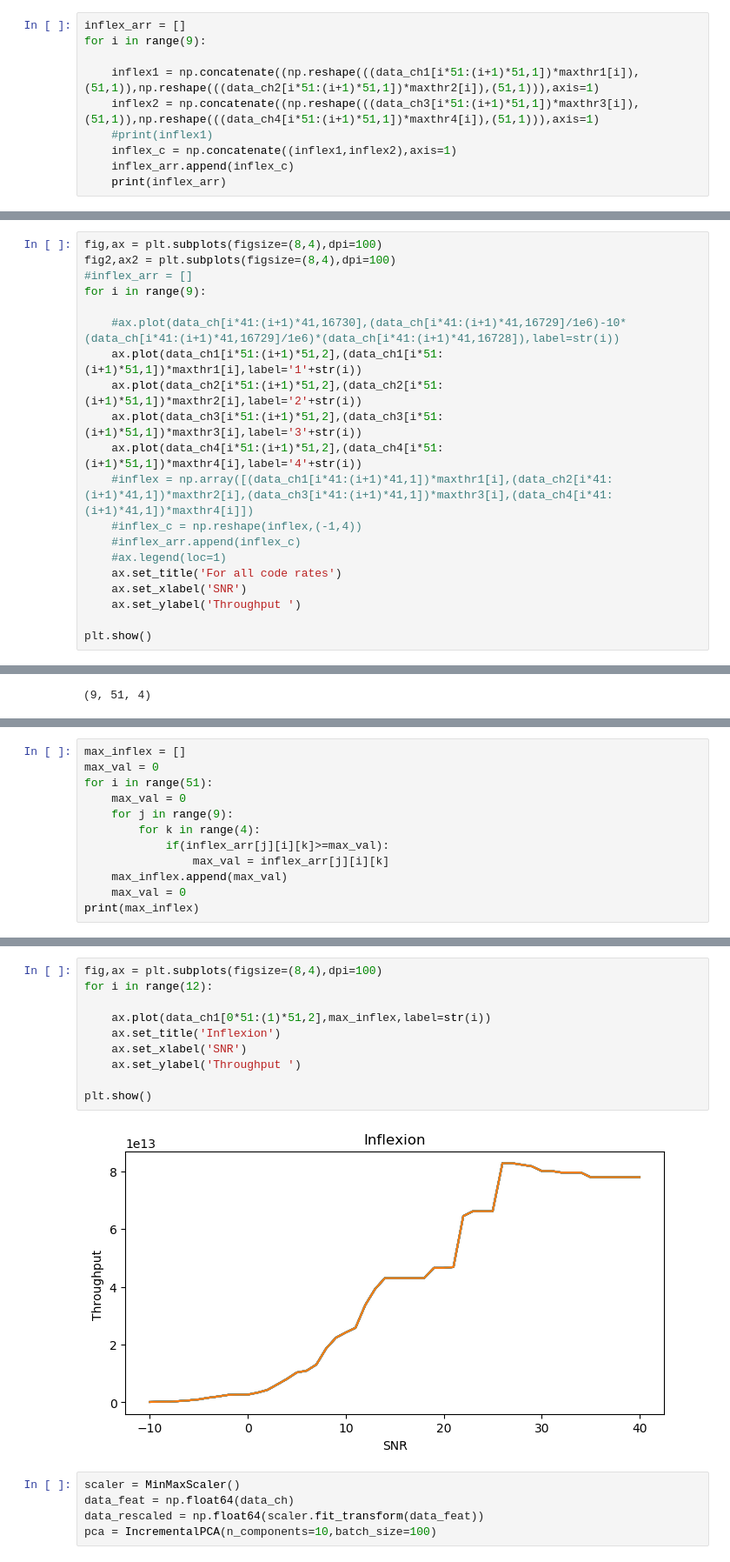
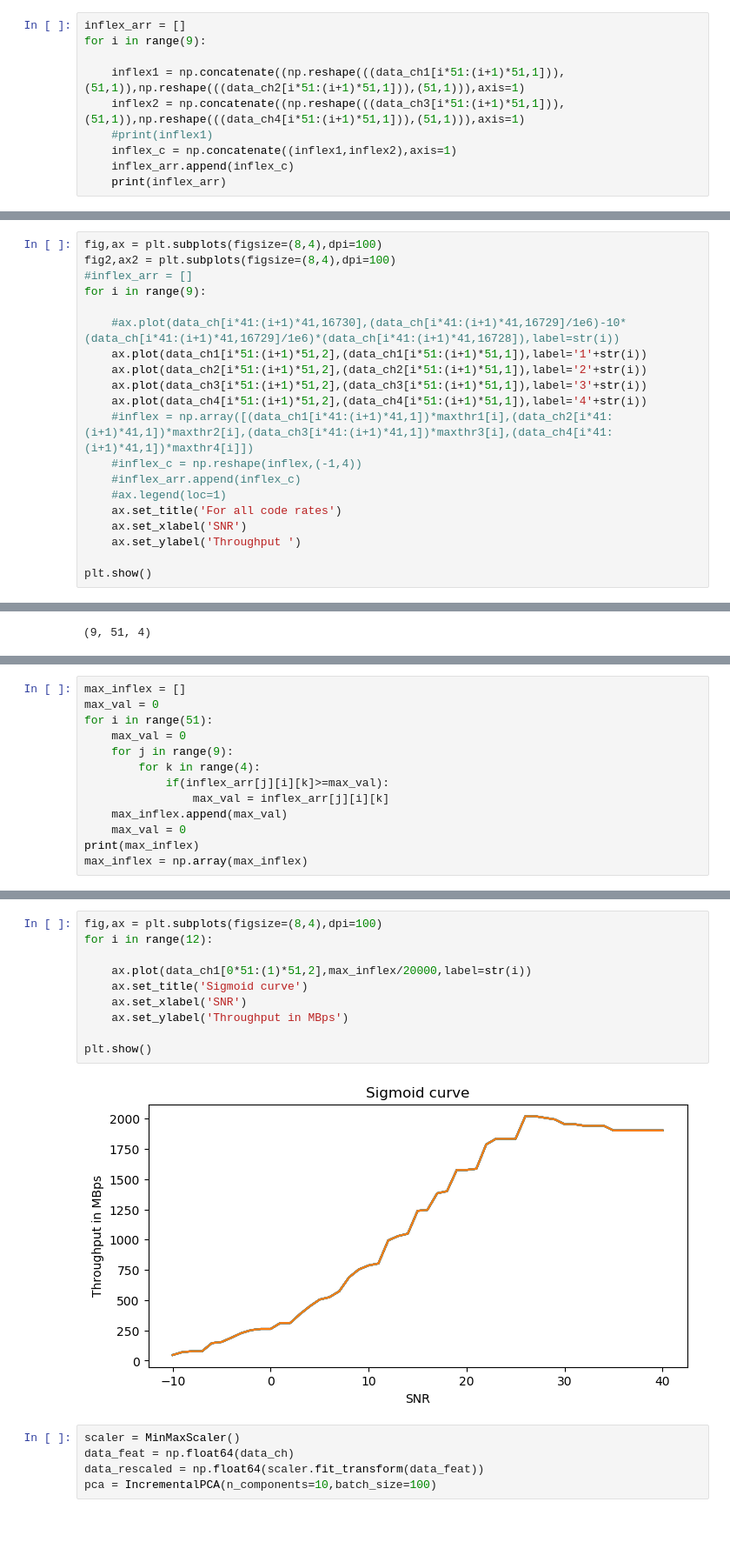
Before and after one commit to Shubham-Sahoo/5G-Communication, a Jupyter notebook: nakagami-fr2.ipynb, the cells around one changed output, grey strips where cells are left out. Shown at 87% size. Saved outputs shown, nothing was run; the diff lists cells and outputs as text; blank space fills up the shorter version.

Commit message:
throughput-scaling

```diff
--- a/nakagami-fr2.ipynb
+++ b/nakagami-fr2.ipynb
@@ -160,8 +156,8 @@ maxthr4 = np.array([297280,594240,737280,962880,1208640,1352640,1475840,1803840,
 inflex_arr = []
 for i in range(9):
 
-    inflex1 = np.concatenate((np.reshape(((data_ch1[i*51:(i+1)*51,1])*maxthr1[i]),(51,1)),np.reshape(((data_ch2[i*51:(i+1)*51,1])*maxthr2[i]),(51,1))),axis=1)
-    inflex2 = np.concatenate((np.reshape(((data_ch3[i*51:(i+1)*51,1])*maxthr3[i]),(51,1)),np.reshape(((data_ch4[i*51:(i+1)*51,1])*maxthr4[i]),(51,1))),axis=1)
+    inflex1 = np.concatenate((np.reshape(((data_ch1[i*51:(i+1)*51,1])),(51,1)),np.reshape(((data_ch2[i*51:(i+1)*51,1])),(51,1))),axis=1)
+    inflex2 = np.concatenate((np.reshape(((data_ch3[i*51:(i+1)*51,1])),(51,1)),np.reshape(((data_ch4[i*51:(i+1)*51,1])),(51,1))),axis=1)
     #print(inflex1)
     inflex_c = np.concatenate((inflex1,inflex2),axis=1)
     inflex_arr.append(inflex_c)
@@ -191,10 +187,10 @@ fig2,ax2 = plt.subplots(figsize=(8,4),dpi=100)
 for i in range(9):
 
     #ax.plot(data_ch[i*41:(i+1)*41,16730],(data_ch[i*41:(i+1)*41,16729]/1e6)-10*(data_ch[i*41:(i+1)*41,16729]/1e6)*(data_ch[i*41:(i+1)*41,16728]),label=str(i))
-    ax.plot(data_ch1[i*51:(i+1)*51,2],(data_ch1[i*51:(i+1)*51,1])*maxthr1[i],label='1'+str(i))
-    ax.plot(data_ch2[i*51:(i+1)*51,2],(data_ch2[i*51:(i+1)*51,1])*maxthr2[i],label='2'+str(i))
-    ax.plot(data_ch3[i*51:(i+1)*51,2],(data_ch3[i*51:(i+1)*51,1])*maxthr3[i],label='3'+str(i))
-    ax.plot(data_ch4[i*51:(i+1)*51,2],(data_ch4[i*51:(i+1)*51,1])*maxthr4[i],label='4'+str(i))
+    ax.plot(data_ch1[i*51:(i+1)*51,2],(data_ch1[i*51:(i+1)*51,1]),label='1'+str(i))
+    ax.plot(data_ch2[i*51:(i+1)*51,2],(data_ch2[i*51:(i+1)*51,1]),label='2'+str(i))
+    ax.plot(data_ch3[i*51:(i+1)*51,2],(data_ch3[i*51:(i+1)*51,1]),label='3'+str(i))
+    ax.plot(data_ch4[i*51:(i+1)*51,2],(data_ch4[i*51:(i+1)*51,1]),label='4'+str(i))
     #inflex = np.array([(data_ch1[i*41:(i+1)*41,1])*maxthr1[i],(data_ch2[i*41:(i+1)*41,1])*maxthr2[i],(data_ch3[i*41:(i+1)*41,1])*maxthr3[i],(data_ch4[i*41:(i+1)*41,1])*maxthr4[i]])
     #inflex_c = np.reshape(inflex,(-1,4))
     #inflex_arr.append(inflex_c)
@@ -249,4 +245,5 @@ for i in range(51):
     max_inflex.append(max_val)
     max_val = 0
 print(max_inflex)
+max_inflex = np.array(max_inflex)
 # %% [output]
@@ -258,15 +262,15 @@ print(max_inflex)
 # %%
 fig,ax = plt.subplots(figsize=(8,4),dpi=100)
 for i in range(12):
 
-    ax.plot(data_ch1[0*51:(1)*51,2],max_inflex,label=str(i))
-    ax.set_title('Inflexion')
+    ax.plot(data_ch1[0*51:(1)*51,2],max_inflex/20000,label=str(i))
+    ax.set_title('Sigmoid curve')
     ax.set_xlabel('SNR')
-    ax.set_ylabel('Throughput ')
+    ax.set_ylabel('Throughput in MBps')
 
 plt.show()
 # %% [output]
-[figure, old version]
+[figure, new version]
 # %%
 scaler = MinMaxScaler()
 data_feat = np.float64(data_ch)
```
Also changed, not shown: parts of 7 cells of this notebook.
